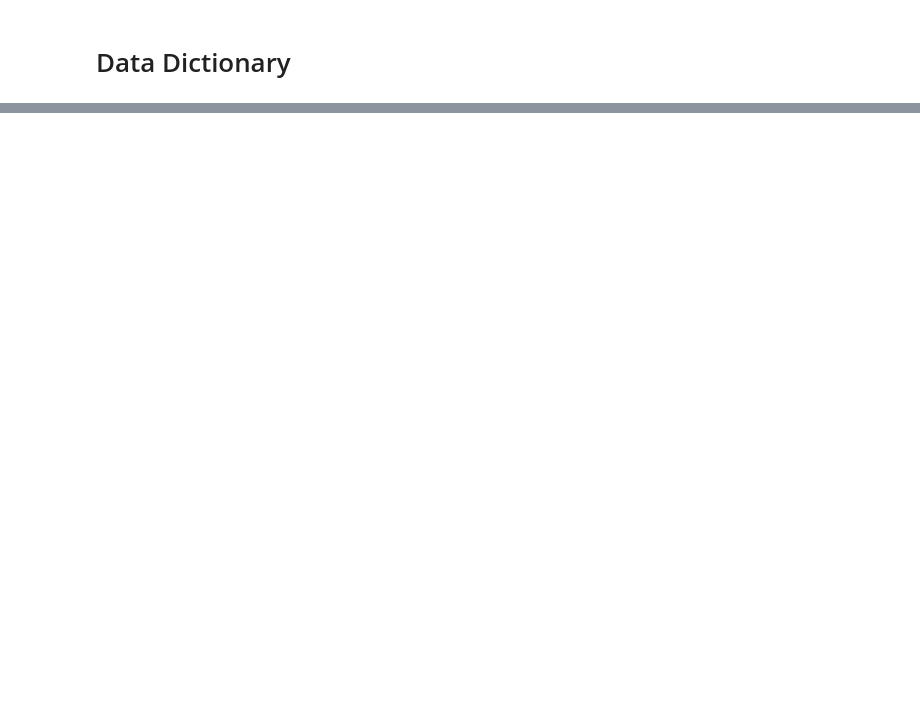
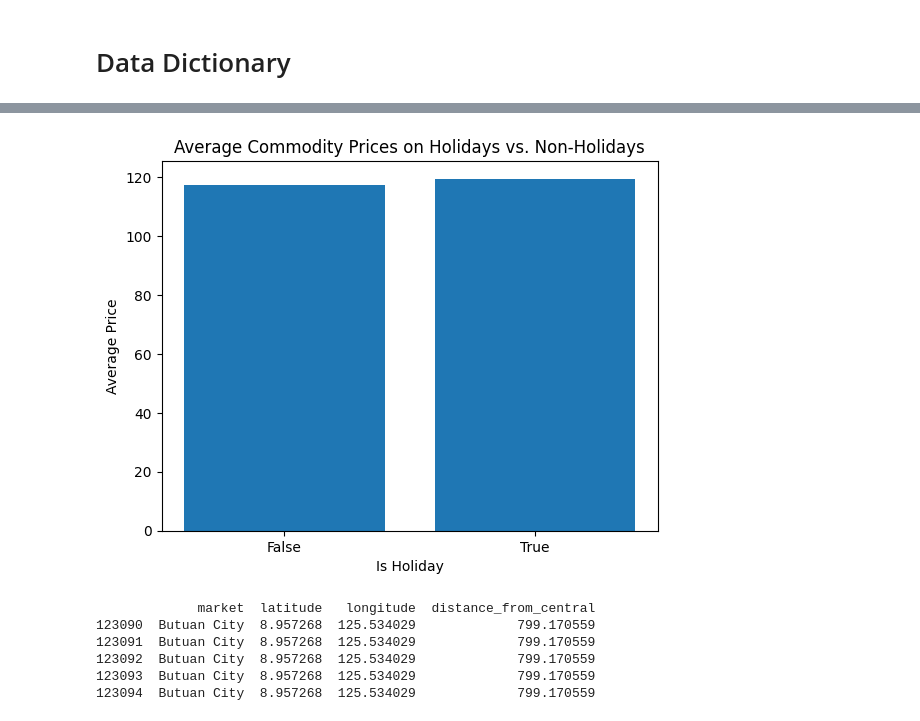
Before and after one commit to mjjj-642/Philippine-FoodPrices, a Jupyter notebook: food-prices.ipynb, the cells around one changed output, grey strips where cells are left out. Drawn from its saved outputs; the diff is of its cells as text; code cells hidden in the pictures; blank space fills up the shorter version.

```diff
--- a/food-prices.ipynb
+++ b/food-prices.ipynb
@@ -110,0 +217,51 @@ data_dictionary
+# %%
+df_cleaned['day_of_week'] = df_cleaned['date'].dt.day_name()
+# %%
+ph_holidays = holidays.PH() # Pwedeng hindi updated yung holidays dito so pwede
+                            # tayo gumamit ng ibang way para iset yung holidays
+# %%
+# Ensure the date column is in datetime format
+df_cleaned['date'] = pd.to_datetime(df_cleaned['date'])
+
+# Create the holiday indicator
+df_cleaned['is_holiday'] = df_cleaned['date'].apply(lambda x: x in ph_holidays)
+# %%
+df_cleaned['day_before_holiday'] = df_cleaned['date'].apply(lambda x: (x - pd.Timedelta(days=1)) in ph_holidays)
+df_cleaned['day_after_holiday'] = df_cleaned['date'].apply(lambda x: (x + pd.Timedelta(days=1)) in ph_holidays)
+# %%
+holiday_prices = df_cleaned.groupby('is_holiday')['price'].mean().reset_index()
+plt.bar(holiday_prices['is_holiday'].astype(str), holiday_prices['price'])
+plt.xlabel('Is Holiday')
+plt.ylabel('Average Price')
+plt.title('Average Commodity Prices on Holidays vs. Non-Holidays')
+plt.show()
+# %% [output]
+[figure, added]
+# %%
+central_lat = 14.5995   # Example: Latitude for Manila, Philippines
+central_lon = 120.9842  # Example: Longitude for Manila, Philippines
+
+# Define the Haversine function to compute distance in kilometers
+def haversine_distance(lat1, lon1, lat2, lon2):
+    # Convert degrees to radians
+    lat1, lon1, lat2, lon2 = map(np.radians, [lat1, lon1, lat2, lon2])
+    # Differences
+    dlat = lat2 - lat1
+    dlon = lon2 - lon1
+    # Haversine formula
+    a = np.sin(dlat / 2.0)**2 + np.cos(lat1) * np.cos(lat2) * np.sin(dlon / 2.0)**2
+    c = 2 * np.arcsin(np.sqrt(a))
+    # Earth's radius in kilometers (6371 km)
+    km = 6371 * c
+    return km
+
+df_cleaned['distance_from_central'] = haversine_distance(central_lat, central_lon, df_cleaned['latitude'], df_cleaned['longitude'])
+
+print(df_cleaned[['market', 'latitude', 'longitude', 'distance_from_central']].tail())
+# %% [output]
+             market  latitude   longitude  distance_from_central
+123090  Butuan City  8.957268  125.534029             799.170559
+123091  Butuan City  8.957268  125.534029             799.170559
+123092  Butuan City  8.957268  125.534029             799.170559
+123093  Butuan City  8.957268  125.534029             799.170559
+123094  Butuan City  8.957268  125.534029             799.170559
```
Also changed, not shown: parts of 13 cells of this notebook, 2 other files.
